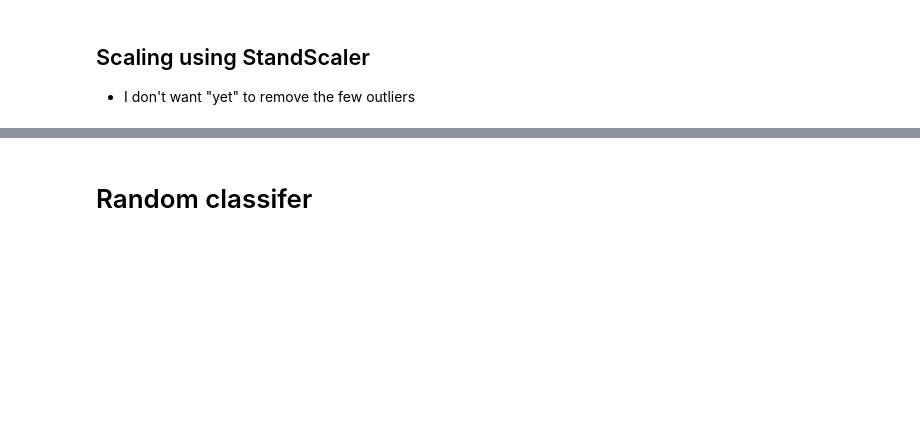
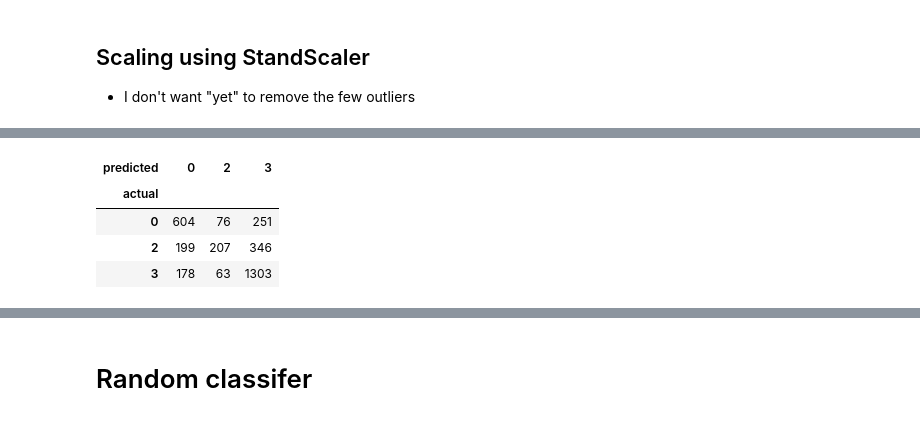
Before and after one commit to 75andybermond/World_Cup_2022_Prediction, a Jupyter notebook: MLnotebook.ipynb, the cells around one changed output, grey strips where cells are left out. Cells and saved outputs as stored; diff of their text form; code cells hidden in the pictures; blank space fills up the shorter version.

```diff
--- a/MLnotebook.ipynb
+++ b/MLnotebook.ipynb
@@ -158,0 +196,10 @@ plt.show()
+# %%
+combine = pd.DataFrame(dict(actual=y_test, predicted=preds))
+# %%
+pd.crosstab(index=combine["actual"], columns=combine["predicted"])
+# %% [output]
+| predicted | 0 | 2 | 3 |
+| actual |  |  |  |
+| 0 | 604 | 76 | 251 |
+| 2 | 199 | 207 | 346 |
+| 3 | 178 | 63 | 1303 |
```
Also changed, not shown: parts of 38 cells of this notebook, 7 other files.
